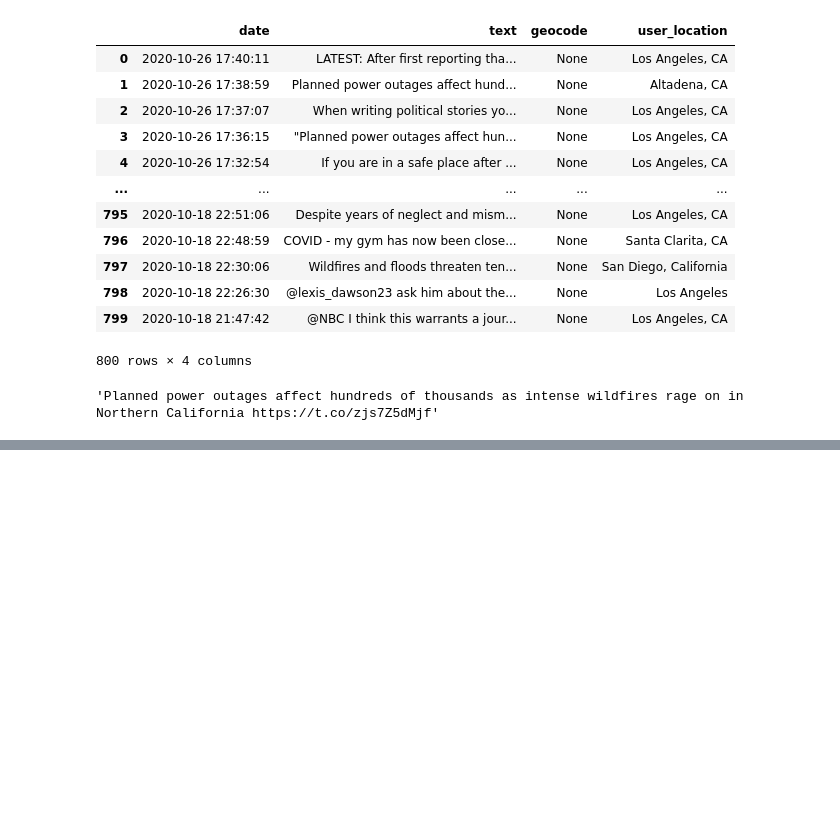
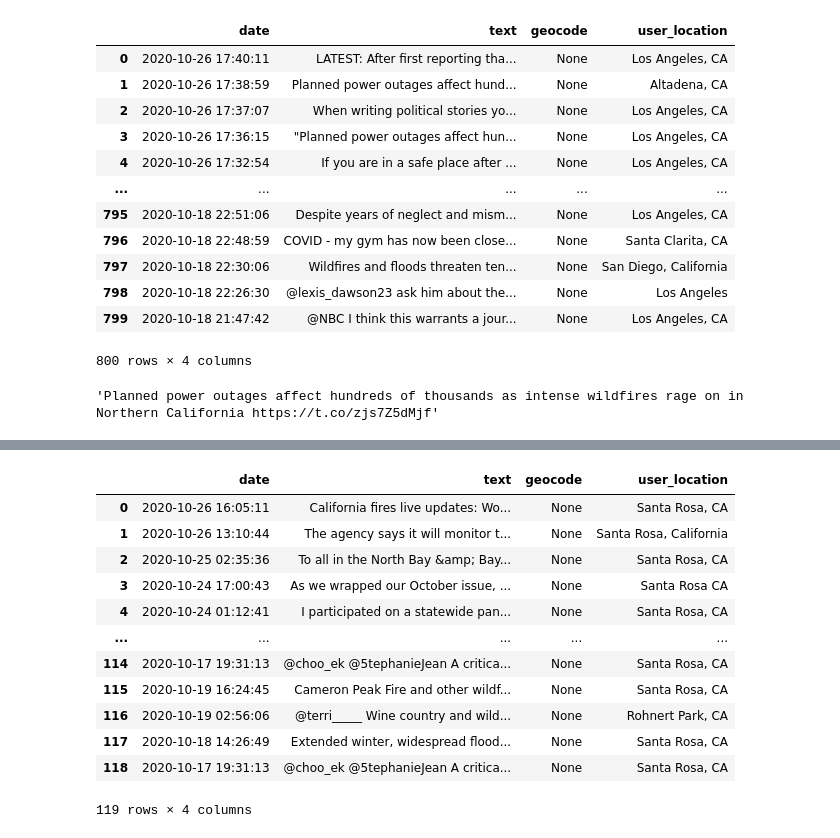
Before and after one commit to jefremides/Project_5, a Jupyter notebook: sean.ipynb, the cells around one changed output, grey strips where cells are left out. Cells and saved outputs as stored; diff of their text form; code cells hidden in the pictures; blank space fills up the shorter version.

```diff
--- a/sean.ipynb
+++ b/sean.ipynb
@@ -108,0 +168,20 @@ best.to_csv('twitter/best_tweets.csv',index=False)
+# %%
+santa_rosa_geo = '38.43808,-122.71247,10mi'
+# %%
+santa_rosa = get_tweets(santa_rosa_geo,my_dates)
+# %%
+santa_rosa
+# %% [output]
+|  | date | text | geocode | user_location |
+| 0 | 2020-10-26 16:05:11 | California fires live updates: Wo... | None | Santa Rosa, CA |
+| 1 | 2020-10-26 13:10:44 | The agency says it will monitor t... | None | Santa Rosa, California |
+| 2 | 2020-10-25 02:35:36 | To all in the North Bay &amp; Bay... | None | Santa Rosa, CA |
+| 3 | 2020-10-24 17:00:43 | As we wrapped our October issue, ... | None | Santa Rosa CA |
+| 4 | 2020-10-24 01:12:41 | I participated on a statewide pan... | None | Santa Rosa, CA |
+| ... | ... | ... | ... | ... |
+| 114 | 2020-10-17 19:31:13 | @choo_ek @5tephanieJean A critica... | None | Santa Rosa, CA |
+| 115 | 2020-10-19 16:24:45 | Cameron Peak Fire and other wildf... | None | Santa Rosa, CA |
+| 116 | 2020-10-19 02:56:06 | @terri_____ Wine country and wild... | None | Rohnert Park, CA |
+| 117 | 2020-10-18 14:26:49 | Extended winter, widespread flood... | None | Santa Rosa, CA |
+| 118 | 2020-10-17 19:31:13 | @choo_ek @5tephanieJean A critica... | None | Santa Rosa, CA |
+119 rows × 4 columns
```
Also changed, not shown: parts of 51 cells of this notebook, 4 other files.
